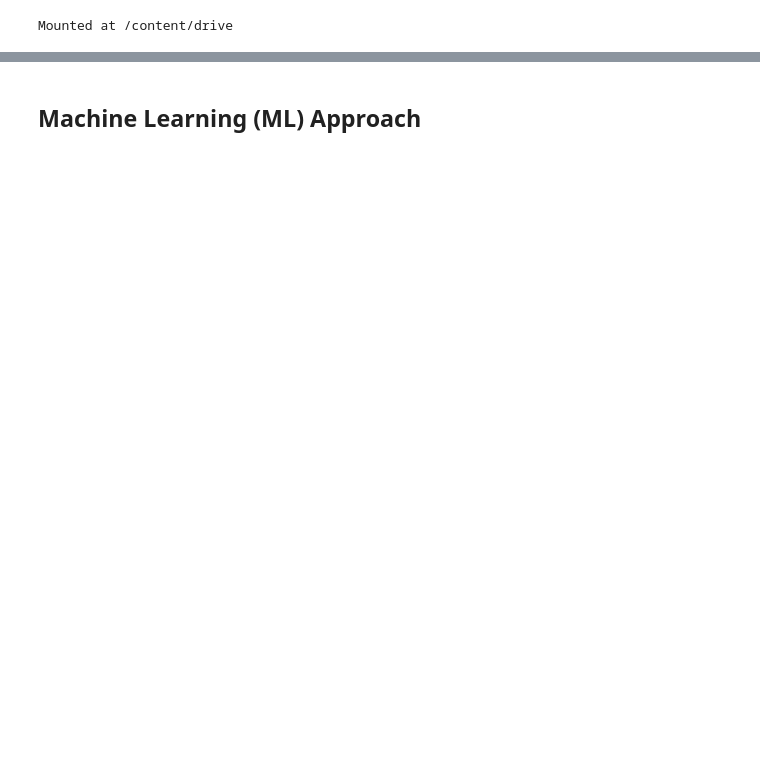
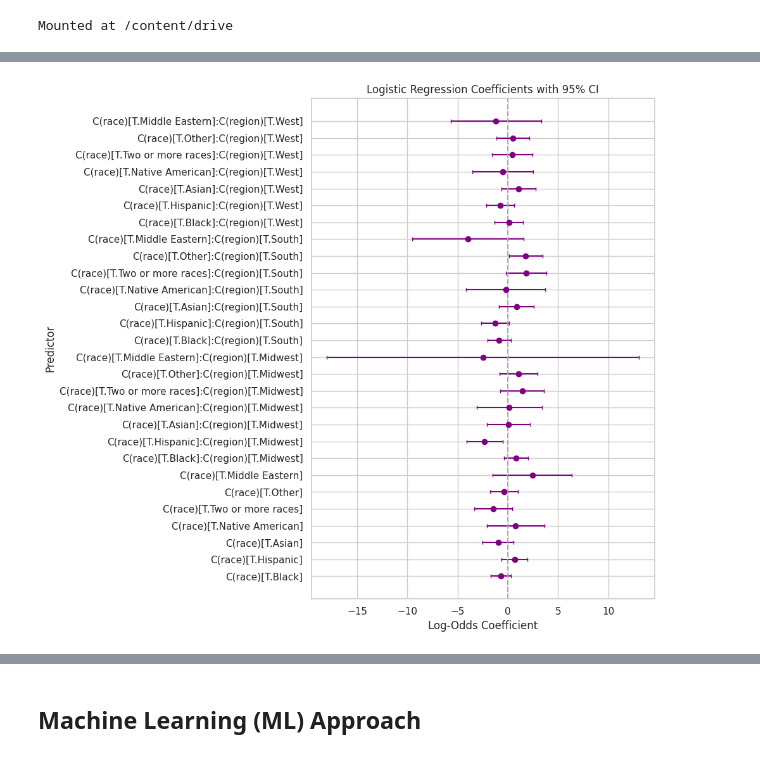
Before and after one commit to taliafabs/STA496, a Jupyter notebook: VoteChoice_RaceDep.ipynb, the cells around one changed output, grey strips where cells are left out. Saved outputs shown, nothing was run; the diff lists cells and outputs as text; code cells hidden in the pictures; blank space fills up the shorter version.

```diff
--- a/VoteChoice_RaceDep.ipynb
+++ b/VoteChoice_RaceDep.ipynb
@@ -178,0 +333,32 @@ for col1 in race_dummies_20.columns: # go through every race dummy
+# %%
+# 2024 only race
+
+summary_frame = ces24_model0.summary2().tables[1]  # use summary2 for easier access
+summary_frame = summary_frame.reset_index().rename(columns={'index': 'term'})
+
+# Remove intercept if you don't want it
+summary_frame = summary_frame[summary_frame['term'] != 'Intercept']
+summary_frame = summary_frame[
+    summary_frame['term'].str.startswith('C(race)')
+]
+
+# Extract variables
+terms = summary_frame['term']
+coefs = summary_frame['Coef.']
+lower = summary_frame['[0.025']
+upper = summary_frame['0.975]']
+
+# Compute error bars
+yerr = [coefs - lower, upper - coefs]
+
+# Plot
+plt.figure(figsize=(10, 9))
+plt.errorbar(coefs, terms, xerr=yerr, fmt='o', color='purple', ecolor='purple', capsize=2)
+plt.axvline(x=0, color='darkgray', linestyle='--')
+plt.title('Logistic Regression Coefficients with 95% CI')
+plt.xlabel('Log-Odds Coefficient')
+plt.ylabel('Predictor')
+plt.tight_layout()
+plt.show()
+# %% [output]
+[figure, added]
```
Also changed, not shown: parts of 70 cells of this notebook.
